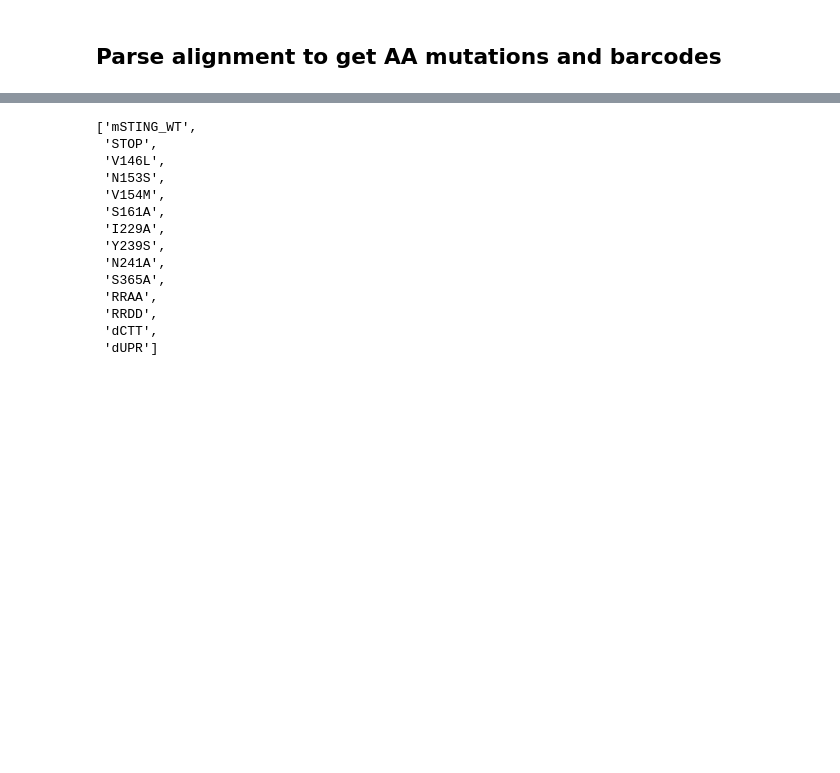
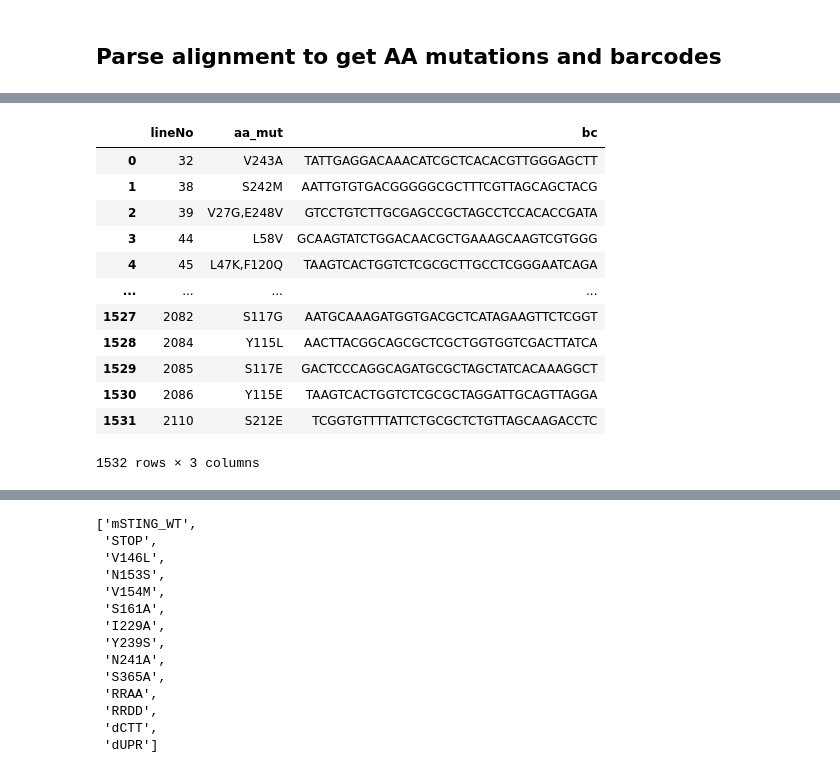
Before and after one commit to LaughneyLab/satseq_processing, a Jupyter notebook: SatSeq_10x_Variant_Calling/01_pacbio_parsing.ipynb, the cells around one changed output, grey strips where cells are left out. Cells and saved outputs as stored; diff of their text form; code cells hidden in the pictures; blank space fills up the shorter version.

```diff
--- a/SatSeq_10x_Variant_Calling/01_pacbio_parsing.ipynb
+++ b/SatSeq_10x_Variant_Calling/01_pacbio_parsing.ipynb
@@ -580,3 +600,20 @@ df = df['STING']
+# %%
+# most interesting columns are aa_mut, bc
+df[['lineNo', 'aa_mut', 'bc']]
+# %% [output]
+|  | lineNo | aa_mut | bc |
+| 0 | 32 | V243A | TATTGAGGACAAACATCGCTCACACGTTGGGAGCTT |
+| 1 | 38 | S242M | AATTGTGTGACGGGGGCGCTTTCGTTAGCAGCTACG |
+| 2 | 39 | V27G,E248V | GTCCTGTCTTGCGAGCCGCTAGCCTCCACACCGATA |
+| 3 | 44 | L58V | GCAAGTATCTGGACAACGCTGAAAGCAAGTCGTGGG |
+| 4 | 45 | L47K,F120Q | TAAGTCACTGGTCTCGCGCTTGCCTCGGGAATCAGA |
+| ... | ... | ... | ... |
+| 1527 | 2082 | S117G | AATGCAAAGATGGTGACGCTCATAGAAGTTCTCGGT |
+| 1528 | 2084 | Y115L | AACTTACGGCAGCGCTCGCTGGTGGTCGACTTATCA |
+| 1529 | 2085 | S117E | GACTCCCAGGCAGATGCGCTAGCTATCACAAAGGCT |
+| 1530 | 2086 | Y115E | TAAGTCACTGGTCTCGCGCTAGGATTGCAGTTAGGA |
+| 1531 | 2110 | S212E | TCGGTGTTTTATTCTGCGCTCTGTTAGCAAGACCTC |
+1532 rows × 3 columns
 # %%
 # Set aa_mut to mSTING_WT if no mutations found
 f = df['numaa_mut'] == 0
```
Also changed, not shown: parts of 77 cells of this notebook, 1 other file.
